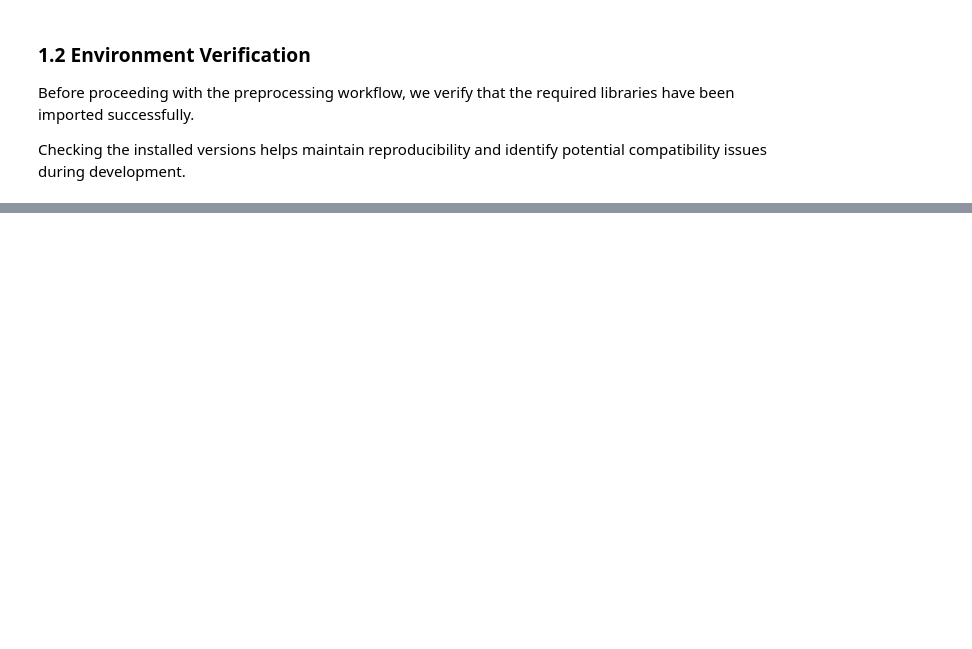
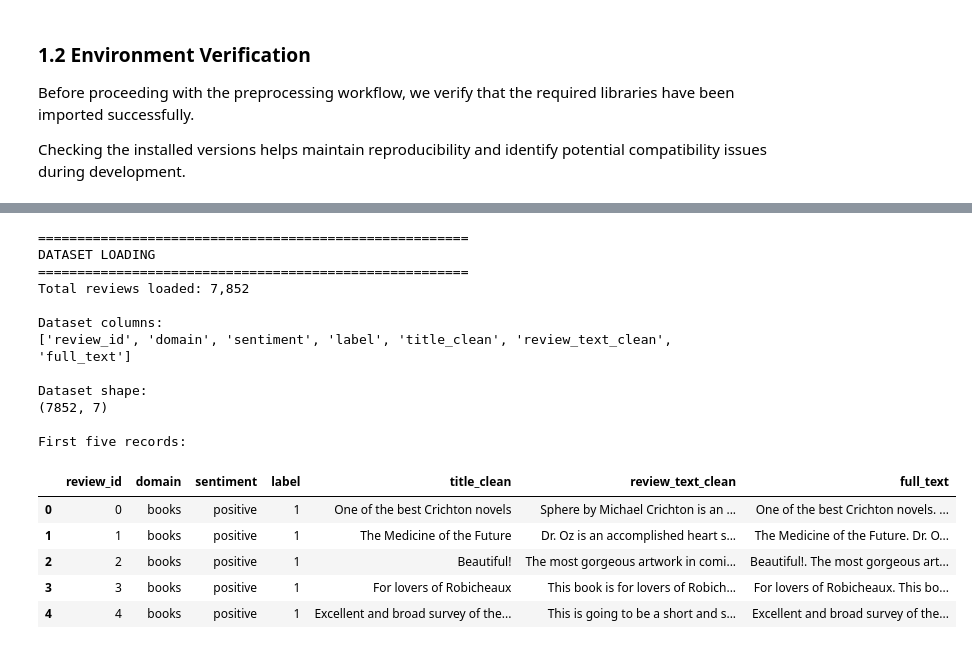
Before and after one commit to elfrontman/assesment3_is, a Jupyter notebook: notebooks/02_preprocessing_huggingface.ipynb, the cells around one changed output, grey strips where cells are left out. Saved outputs shown, nothing was run; the diff lists cells and outputs as text; code cells hidden in the pictures; blank space fills up the shorter version.

```diff
--- a/notebooks/02_preprocessing_huggingface.ipynb
+++ b/notebooks/02_preprocessing_huggingface.ipynb
@@ -115,0 +215,38 @@ print(os.getcwd())
+# %%
+# Load processed Amazon reviews dataset
+
+df = pd.read_csv(DATA_FILE)
+
+print("=" * 55)
+print("DATASET LOADING")
+print("=" * 55)
+
+print(f"Total reviews loaded: {len(df):,}")
+
+print("\nDataset columns:")
+print(df.columns.tolist())
+
+print("\nDataset shape:")
+print(df.shape)
+
+print("\nFirst five records:")
+display(df.head())
+# %% [output]
+=======================================================
+DATASET LOADING
+=======================================================
+Total reviews loaded: 7,852
+
+Dataset columns:
+['review_id', 'domain', 'sentiment', 'label', 'title_clean', 'review_text_clean', 'full_text']
+
+Dataset shape:
+(7852, 7)
+
+First five records:
+|  | review_id | domain | sentiment | label | title_clean | review_text_clean | full_text |
+| 0 | 0 | books | positive | 1 | One of the best Crichton novels | Sphere by Michael Crichton is an ... | One of the best Crichton novels. ... |
+| 1 | 1 | books | positive | 1 | The Medicine of the Future | Dr. Oz is an accomplished heart s... | The Medicine of the Future. Dr. O... |
+| 2 | 2 | books | positive | 1 | Beautiful! | The most gorgeous artwork in comi... | Beautiful!. The most gorgeous art... |
+| 3 | 3 | books | positive | 1 | For lovers of Robicheaux | This book is for lovers of Robich... | For lovers of Robicheaux. This bo... |
+| 4 | 4 | books | positive | 1 | Excellent and broad survey of the... | This is going to be a short and s... | Excellent and broad survey of the... |
```
Also changed, not shown: parts of 50 cells of this notebook.
